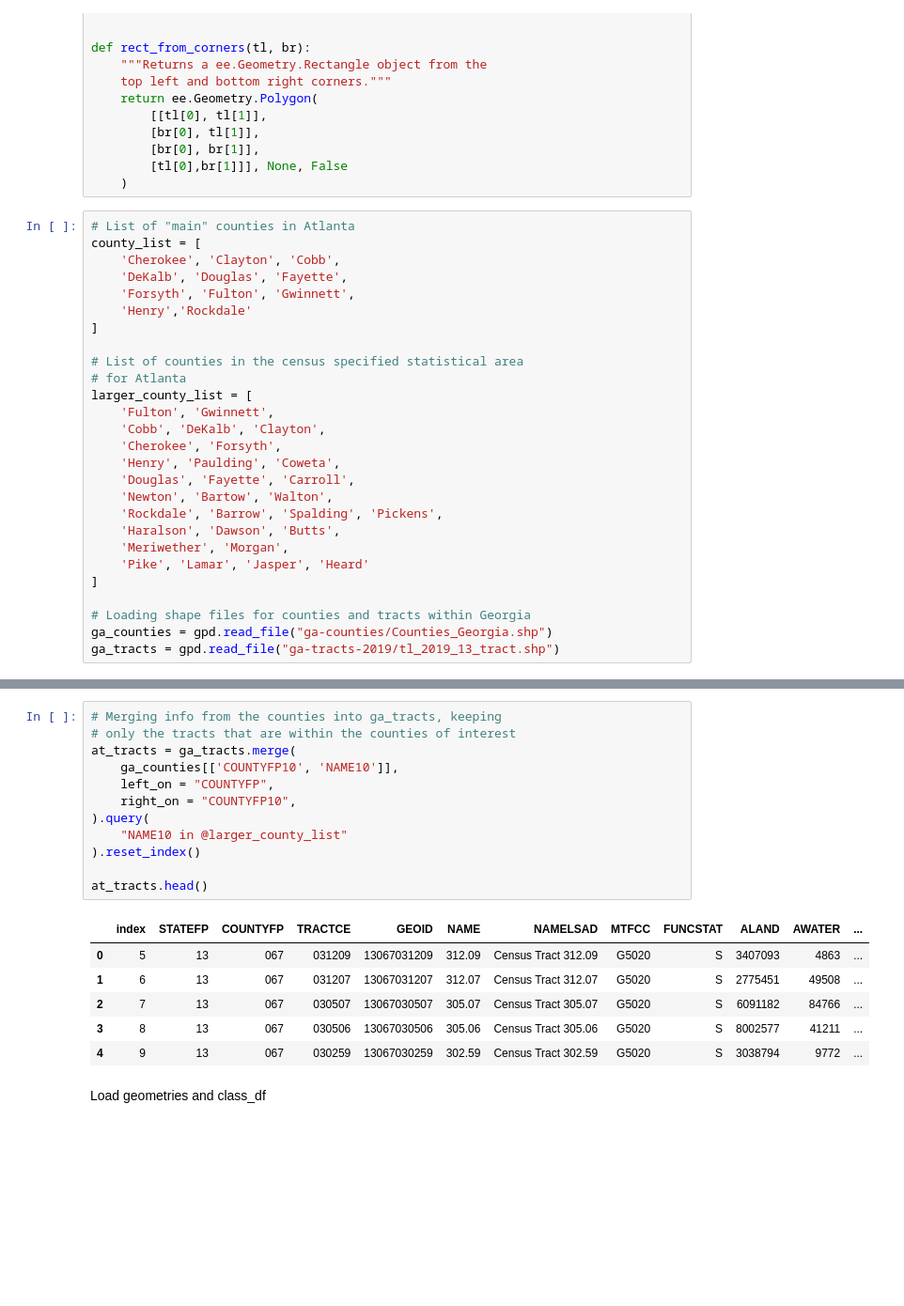
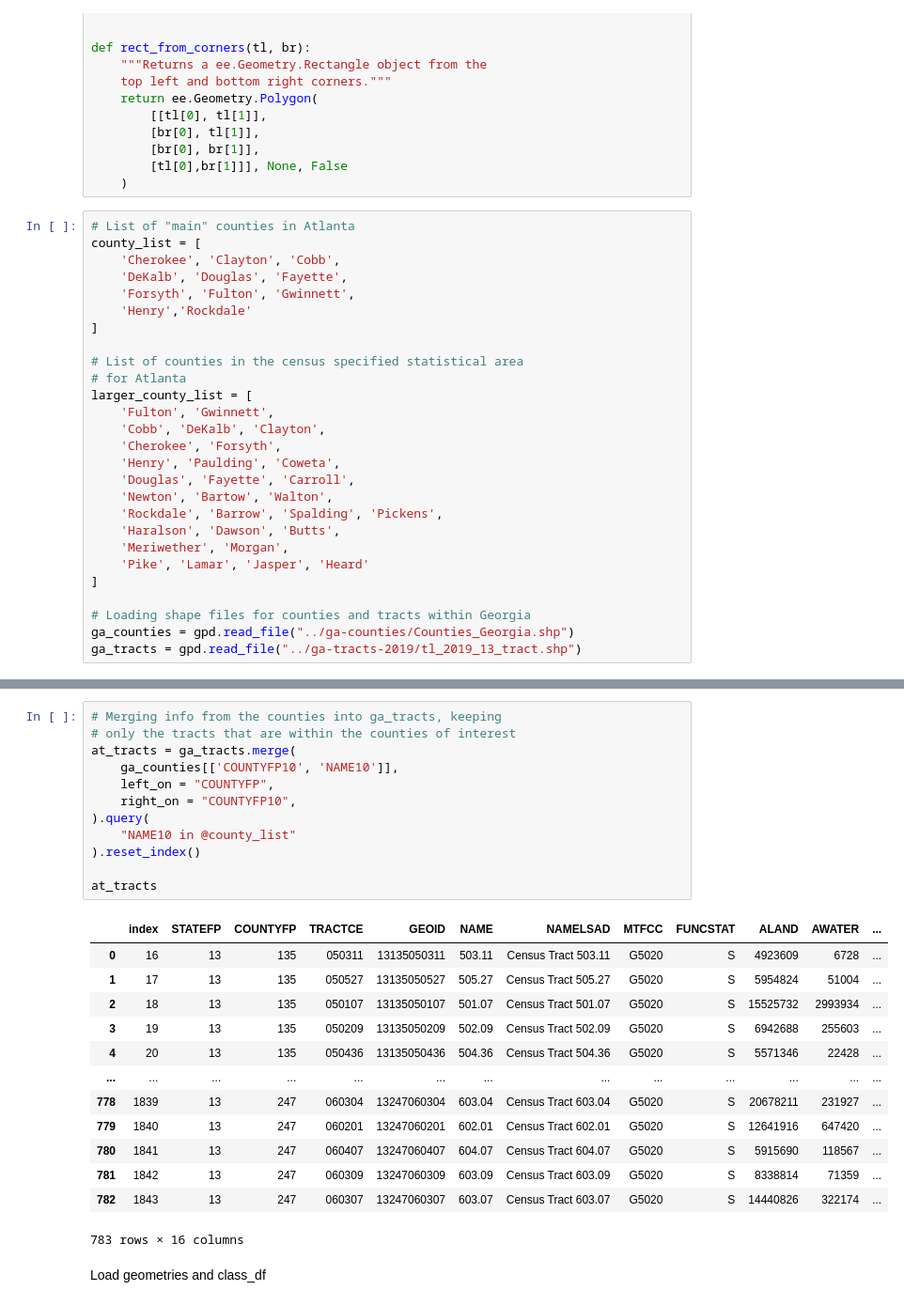
Before and after one commit to aday651/comp-journal, a Jupyter notebook: ajc-satellite/data-findings/atlanta-land-type.ipynb, the cells around one changed output, grey strips where cells are left out. Shown: that part at 94% size. Cells and saved outputs as stored; diff of their text form; blank space fills up the shorter version.

```diff
--- a/ajc-satellite/data-findings/atlanta-land-type.ipynb
+++ b/ajc-satellite/data-findings/atlanta-land-type.ipynb
@@ -127,7 +127,7 @@ larger_county_list = [
 ]
 
 # Loading shape files for counties and tracts within Georgia
-ga_counties = gpd.read_file("ga-counties/Counties_Georgia.shp")
-ga_tracts = gpd.read_file("ga-tracts-2019/tl_2019_13_tract.shp")
+ga_counties = gpd.read_file("../ga-counties/Counties_Georgia.shp")
+ga_tracts = gpd.read_file("../ga-tracts-2019/tl_2019_13_tract.shp")
 # %%
 at_counties = ga_counties[ga_counties["NAME10"].isin(county_list)]
@@ -143,22 +149,29 @@ at_counties.head()
 # %%
 # Merging info from the counties into ga_tracts, keeping
 # only the tracts that are within the counties of interest
 at_tracts = ga_tracts.merge(
     ga_counties[['COUNTYFP10', 'NAME10']],
     left_on = "COUNTYFP",
     right_on = "COUNTYFP10",
 ).query(
-    "NAME10 in @larger_county_list"
+    "NAME10 in @county_list"
 ).reset_index()
 
-at_tracts.head()
+at_tracts
 # %% [output]
 |  | index | STATEFP | COUNTYFP | TRACTCE | GEOID | NAME | NAMELSAD | MTFCC | FUNCSTAT | ALAND | AWATER | ... |
-| 0 | 5 | 13 | 067 | 031209 | 13067031209 | 312.09 | Census Tract 312.09 | G5020 | S | 3407093 | 4863 | ... |
-| 1 | 6 | 13 | 067 | 031207 | 13067031207 | 312.07 | Census Tract 312.07 | G5020 | S | 2775451 | 49508 | ... |
-| 2 | 7 | 13 | 067 | 030507 | 13067030507 | 305.07 | Census Tract 305.07 | G5020 | S | 6091182 | 84766 | ... |
-| 3 | 8 | 13 | 067 | 030506 | 13067030506 | 305.06 | Census Tract 305.06 | G5020 | S | 8002577 | 41211 | ... |
-| 4 | 9 | 13 | 067 | 030259 | 13067030259 | 302.59 | Census Tract 302.59 | G5020 | S | 3038794 | 9772 | ... |
+| 0 | 16 | 13 | 135 | 050311 | 13135050311 | 503.11 | Census Tract 503.11 | G5020 | S | 4923609 | 6728 | ... |
+| 1 | 17 | 13 | 135 | 050527 | 13135050527 | 505.27 | Census Tract 505.27 | G5020 | S | 5954824 | 51004 | ... |
+| 2 | 18 | 13 | 135 | 050107 | 13135050107 | 501.07 | Census Tract 501.07 | G5020 | S | 15525732 | 2993934 | ... |
+| 3 | 19 | 13 | 135 | 050209 | 13135050209 | 502.09 | Census Tract 502.09 | G5020 | S | 6942688 | 255603 | ... |
+| 4 | 20 | 13 | 135 | 050436 | 13135050436 | 504.36 | Census Tract 504.36 | G5020 | S | 5571346 | 22428 | ... |
+| ... | ... | ... | ... | ... | ... | ... | ... | ... | ... | ... | ... | ... |
+| 778 | 1839 | 13 | 247 | 060304 | 13247060304 | 603.04 | Census Tract 603.04 | G5020 | S | 20678211 | 231927 | ... |
+| 779 | 1840 | 13 | 247 | 060201 | 13247060201 | 602.01 | Census Tract 602.01 | G5020 | S | 12641916 | 647420 | ... |
+| 780 | 1841 | 13 | 247 | 060407 | 13247060407 | 604.07 | Census Tract 604.07 | G5020 | S | 5915690 | 118567 | ... |
+| 781 | 1842 | 13 | 247 | 060309 | 13247060309 | 603.09 | Census Tract 603.09 | G5020 | S | 8338814 | 71359 | ... |
+| 782 | 1843 | 13 | 247 | 060307 | 13247060307 | 603.07 | Census Tract 603.07 | G5020 | S | 14440826 | 322174 | ... |
+783 rows × 16 columns
 # %% [markdown]
 Load geometries and class_df
 # %%
```
Also changed, not shown: parts of 4 cells of this notebook, 13 other files.
